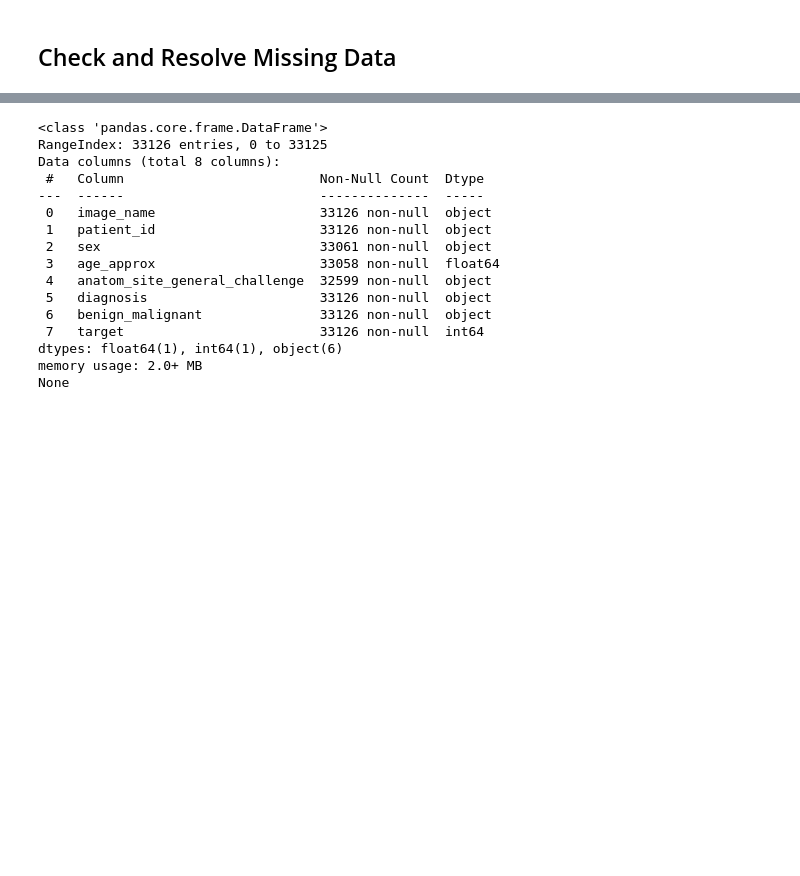
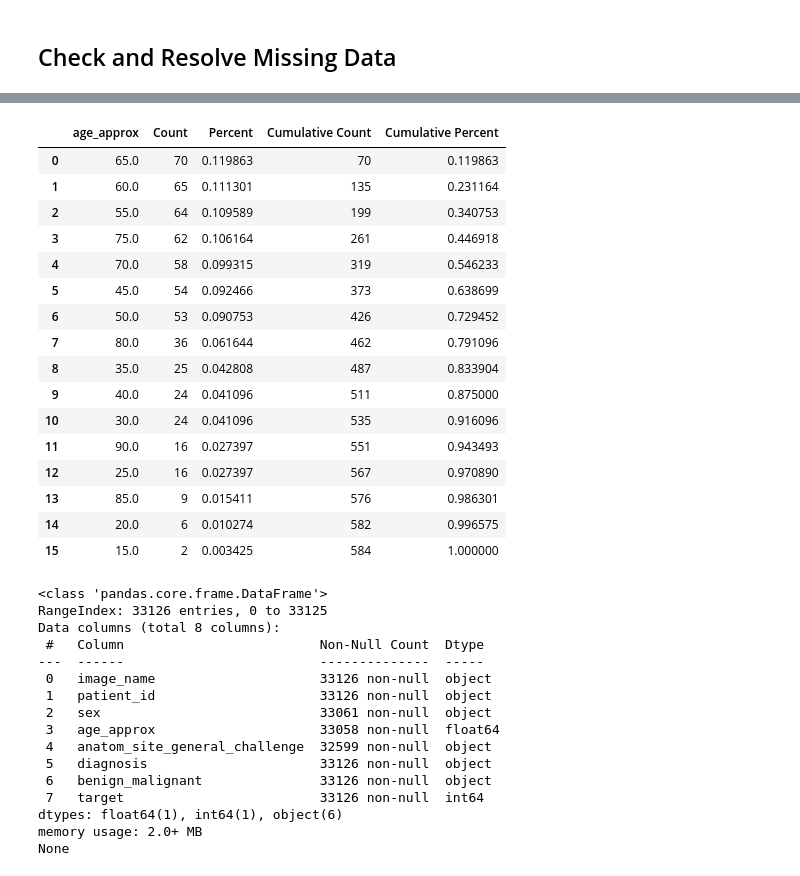
Before and after one commit to JsyPhil/2020-Melanoma-Comp, a Jupyter notebook: CSV-Missing-Data-080620.ipynb, the cells around one changed output, grey strips where cells are left out. Cells and saved outputs as stored; diff of their text form; code cells hidden in the pictures; blank space fills up the shorter version.

```diff
--- a/CSV-Missing-Data-080620.ipynb
+++ b/CSV-Missing-Data-080620.ipynb
@@ -26,3 +76,23 @@ dfs = [csv_train_file, csv_test_file]
+# %%
+csv_train_file[csv_train_file.benign_malignant == 'malignant'].stb.freq(['age_approx'])
+# %% [output]
+|  | age_approx | Count | Percent | Cumulative Count | Cumulative Percent |
+| 0 | 65.0 | 70 | 0.119863 | 70 | 0.119863 |
+| 1 | 60.0 | 65 | 0.111301 | 135 | 0.231164 |
+| 2 | 55.0 | 64 | 0.109589 | 199 | 0.340753 |
+| 3 | 75.0 | 62 | 0.106164 | 261 | 0.446918 |
+| 4 | 70.0 | 58 | 0.099315 | 319 | 0.546233 |
+| 5 | 45.0 | 54 | 0.092466 | 373 | 0.638699 |
+| 6 | 50.0 | 53 | 0.090753 | 426 | 0.729452 |
+| 7 | 80.0 | 36 | 0.061644 | 462 | 0.791096 |
+| 8 | 35.0 | 25 | 0.042808 | 487 | 0.833904 |
+| 9 | 40.0 | 24 | 0.041096 | 511 | 0.875000 |
+| 10 | 30.0 | 24 | 0.041096 | 535 | 0.916096 |
+| 11 | 90.0 | 16 | 0.027397 | 551 | 0.943493 |
+| 12 | 25.0 | 16 | 0.027397 | 567 | 0.970890 |
+| 13 | 85.0 | 9 | 0.015411 | 576 | 0.986301 |
+| 14 | 20.0 | 6 | 0.010274 | 582 | 0.996575 |
+| 15 | 15.0 | 2 | 0.003425 | 584 | 1.000000 |
 # %%
 print(csv_train_file.info())
 # %% [output]
```
Also changed, not shown: parts of 5 cells of this notebook.
